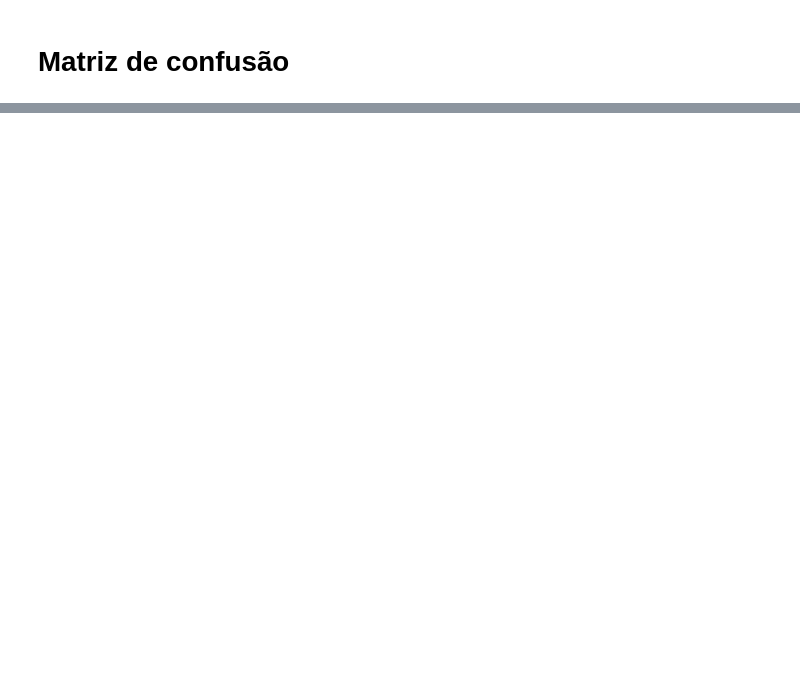
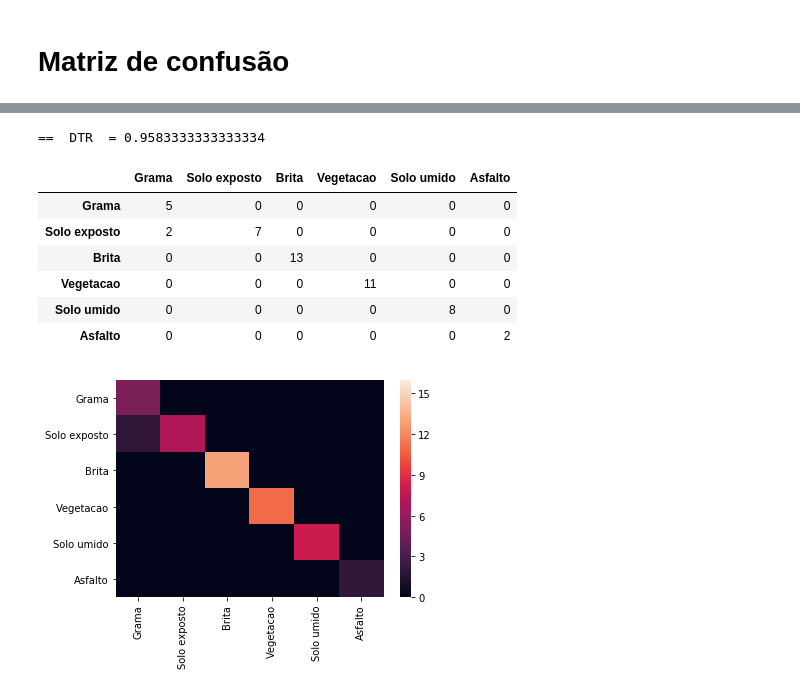
Before and after one commit to sclaudiobr/modelo-espectral, a Jupyter notebook: datamining_spectro.ipynb, the cells around one changed output, grey strips where cells are left out. Drawn from its saved outputs; the diff is of its cells as text; code cells hidden in the pictures; blank space fills up the shorter version.

```diff
--- a/datamining_spectro.ipynb
+++ b/datamining_spectro.ipynb
@@ -217,0 +207,18 @@ print(confusion_matrix(y_test, y_predrdf))
+# %%
+print("=="," DTR ","=",metrics.accuracy_score(y_test, y_preddtr))
+dtrm = (confusion_matrix(y_test, y_preddtr))
+dtrm = pd.DataFrame(dtrm)
+dtrm.columns = spc["classes"].unique()
+dtrm.index = index()
+sb.heatmap(dtrm,vmin=0,vmax=16)
+dtrm
+# %% [output]
+==  DTR  = 0.9583333333333334
+|  | Grama | Solo exposto | Brita | Vegetacao | Solo umido | Asfalto |
+| Grama | 5 | 0 | 0 | 0 | 0 | 0 |
+| Solo exposto | 2 | 7 | 0 | 0 | 0 | 0 |
+| Brita | 0 | 0 | 13 | 0 | 0 | 0 |
+| Vegetacao | 0 | 0 | 0 | 11 | 0 | 0 |
+| Solo umido | 0 | 0 | 0 | 0 | 8 | 0 |
+| Asfalto | 0 | 0 | 0 | 0 | 0 | 2 |
+[figure, added]
```
Also changed, not shown: parts of 21 cells of this notebook.
